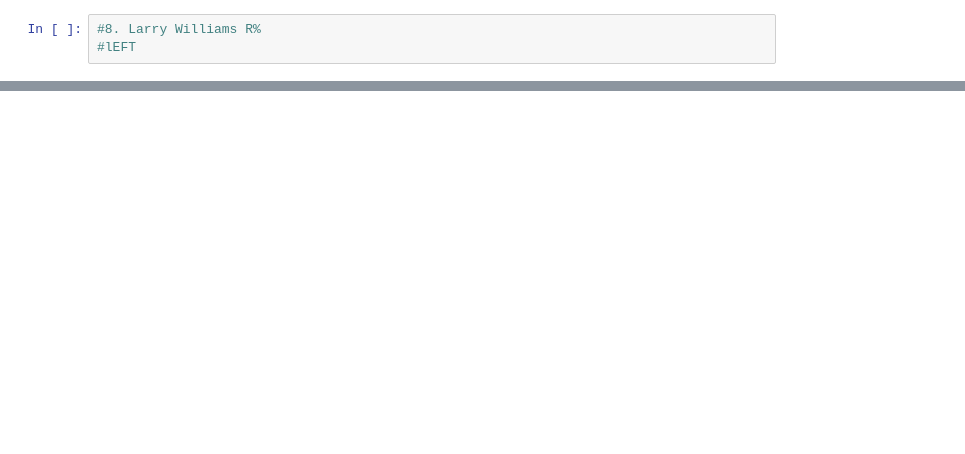
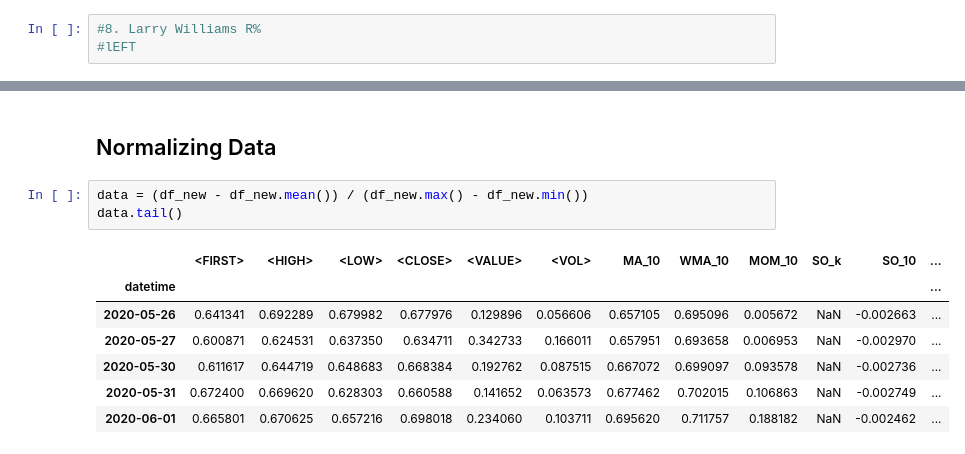
Before and after one commit to Devanshi-123/stock_market_prediction, a Jupyter notebook: Stock_Market_Prediction.ipynb, the cells around one changed output, grey strips where cells are left out. Saved outputs shown, nothing was run; the diff lists cells and outputs as text; blank space fills up the shorter version.

```diff
--- a/Stock_Market_Prediction.ipynb
+++ b/Stock_Market_Prediction.ipynb
@@ -245,0 +332,13 @@ df_new.tail()
+# %% [markdown]
+## Normalizing Data
+# %%
+data = (df_new - df_new.mean()) / (df_new.max() - df_new.min())
+data.tail()
+# %% [output]
+|  | <FIRST> | <HIGH> | <LOW> | <CLOSE> | <VALUE> | <VOL> | MA_10 | WMA_10 | MOM_10 | SO_k | SO_10 | ... |
+| datetime |  |  |  |  |  |  |  |  |  |  |  | ... |
+| 2020-05-26 | 0.641341 | 0.692289 | 0.679982 | 0.677976 | 0.129896 | 0.056606 | 0.657105 | 0.695096 | 0.005672 | NaN | -0.002663 | ... |
+| 2020-05-27 | 0.600871 | 0.624531 | 0.637350 | 0.634711 | 0.342733 | 0.166011 | 0.657951 | 0.693658 | 0.006953 | NaN | -0.002970 | ... |
+| 2020-05-30 | 0.611617 | 0.644719 | 0.648683 | 0.668384 | 0.192762 | 0.087515 | 0.667072 | 0.699097 | 0.093578 | NaN | -0.002736 | ... |
+| 2020-05-31 | 0.672400 | 0.669620 | 0.628303 | 0.660588 | 0.141652 | 0.063573 | 0.677462 | 0.702015 | 0.106863 | NaN | -0.002749 | ... |
+| 2020-06-01 | 0.665801 | 0.670625 | 0.657216 | 0.698018 | 0.234060 | 0.103711 | 0.695620 | 0.711757 | 0.188182 | NaN | -0.002462 | ... |
```
Also changed, not shown: parts of 7 cells of this notebook.
